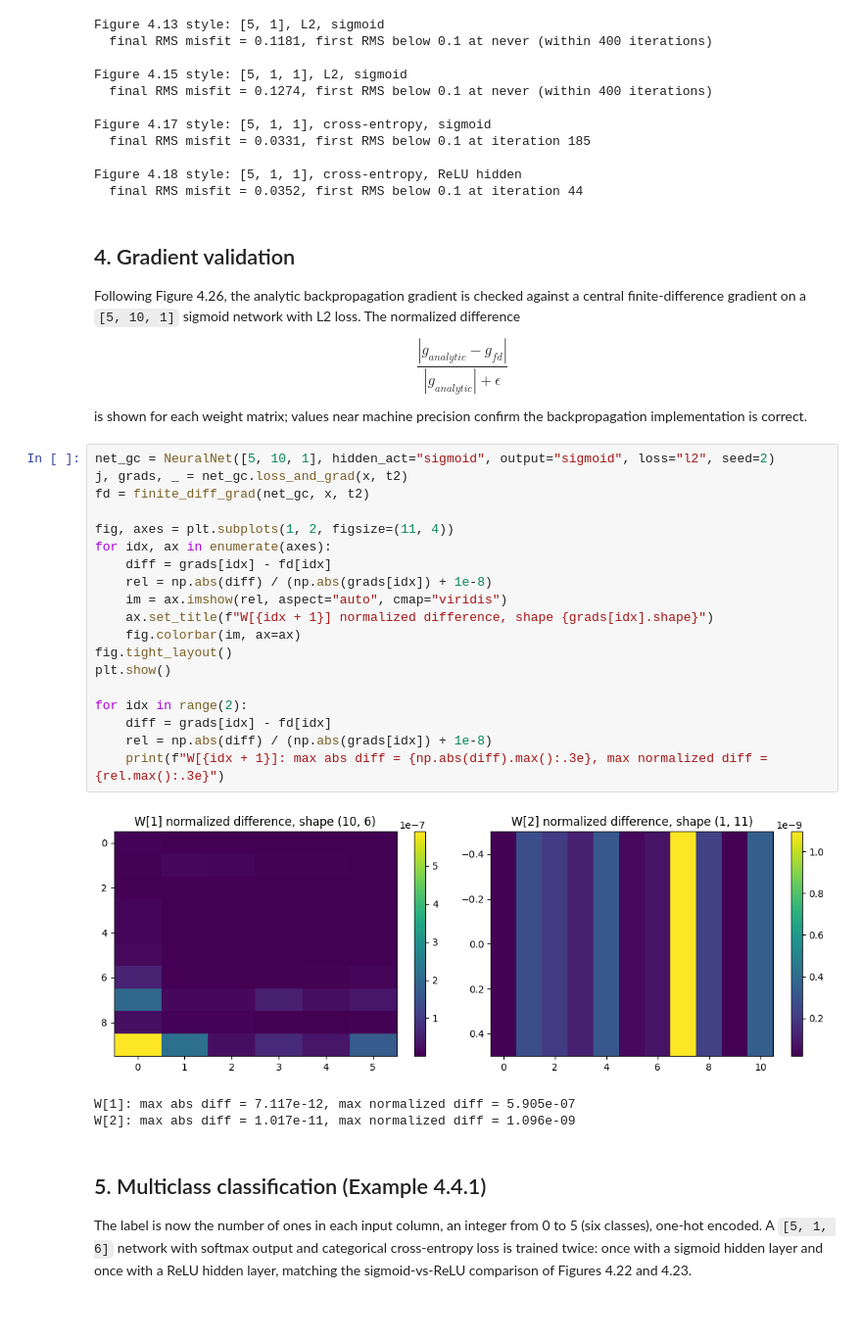
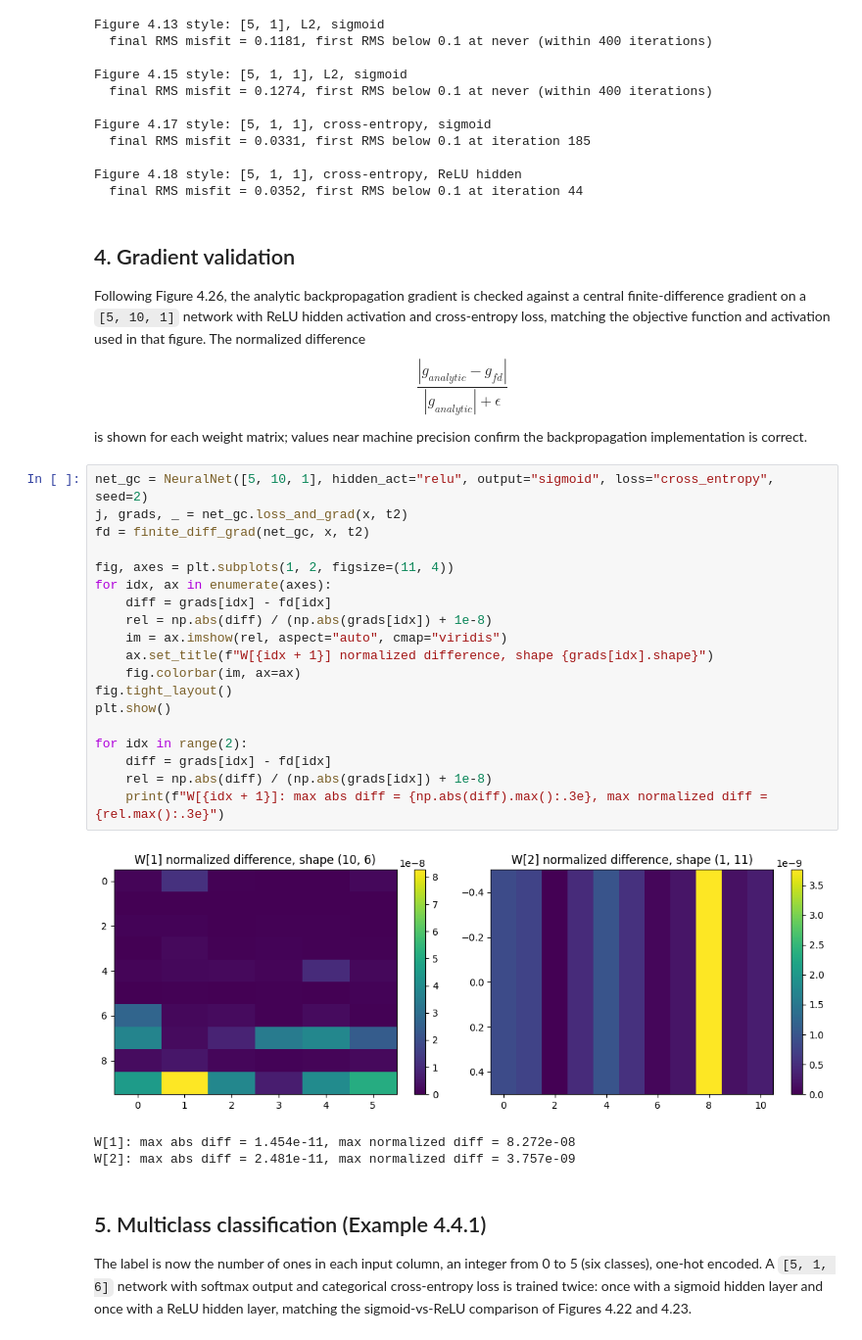
Before and after one commit to ErnaneJ/PPGEEC2327, a Jupyter notebook: exercises/02/exercise_2.ipynb, the cells around one changed output. Shown at 98% size. Drawn from its saved outputs; the diff is of its cells as text; blank space fills up the shorter version.

Commit message:
Fix Figure 4.26 gradient check config and equation citations in exercise 2

```diff
--- a/exercises/02/exercise_2.ipynb
+++ b/exercises/02/exercise_2.ipynb
@@ -271,33 +273,34 @@ Figure 4.18 style: [5, 1, 1], cross-entropy, ReLU hidden
 ## 4. Gradient validation
 
 Following Figure 4.26, the analytic backpropagation gradient is checked against a central
-finite-difference gradient on a `[5, 10, 1]` sigmoid network with L2 loss. The normalized difference
+finite-difference gradient on a `[5, 10, 1]` network with ReLU hidden activation and cross-entropy
+loss, matching the objective function and activation used in that figure. The normalized difference
 $$\frac{|g_{analytic} - g_{fd}|}{|g_{analytic}| + \epsilon}$$
 is shown for each weight matrix; values near machine precision confirm the backpropagation
 implementation is correct.
 # %%
-net_gc = NeuralNet([5, 10, 1], hidden_act="sigmoid", output="sigmoid", loss="l2", seed=2)
+net_gc = NeuralNet([5, 10, 1], hidden_act="relu", output="sigmoid", loss="cross_entropy", seed=2)
 j, grads, _ = net_gc.loss_and_grad(x, t2)
 fd = finite_diff_grad(net_gc, x, t2)
 
 fig, axes = plt.subplots(1, 2, figsize=(11, 4))
 for idx, ax in enumerate(axes):
     diff = grads[idx] - fd[idx]
     rel = np.abs(diff) / (np.abs(grads[idx]) + 1e-8)
     im = ax.imshow(rel, aspect="auto", cmap="viridis")
     ax.set_title(f"W[{idx + 1}] normalized difference, shape {grads[idx].shape}")
     fig.colorbar(im, ax=ax)
 fig.tight_layout()
 plt.show()
 
 for idx in range(2):
     diff = grads[idx] - fd[idx]
     rel = np.abs(diff) / (np.abs(grads[idx]) + 1e-8)
     print(f"W[{idx + 1}]: max abs diff = {np.abs(diff).max():.3e}, max normalized diff = {rel.max():.3e}")
 # %% [output]
-[figure, old version]
+[figure, new version]
-W[1]: max abs diff = 7.117e-12, max normalized diff = 5.905e-07
-W[2]: max abs diff = 1.017e-11, max normalized diff = 1.096e-09
+W[1]: max abs diff = 1.454e-11, max normalized diff = 8.272e-08
+W[2]: max abs diff = 2.481e-11, max normalized diff = 3.757e-09
 # %% [markdown]
 ## 5. Multiclass classification (Example 4.4.1)
 
```
Also changed, not shown: parts of 1 cell of this notebook.
